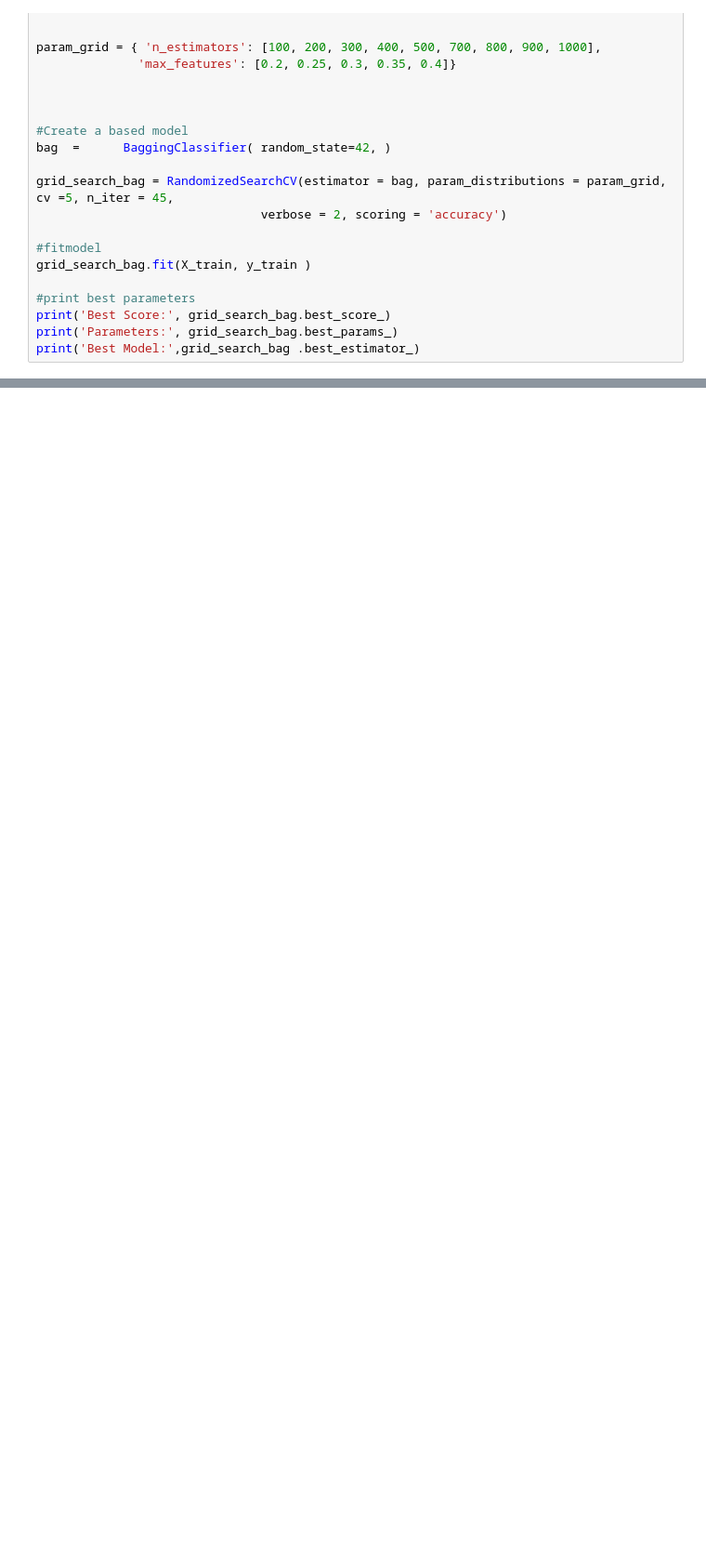
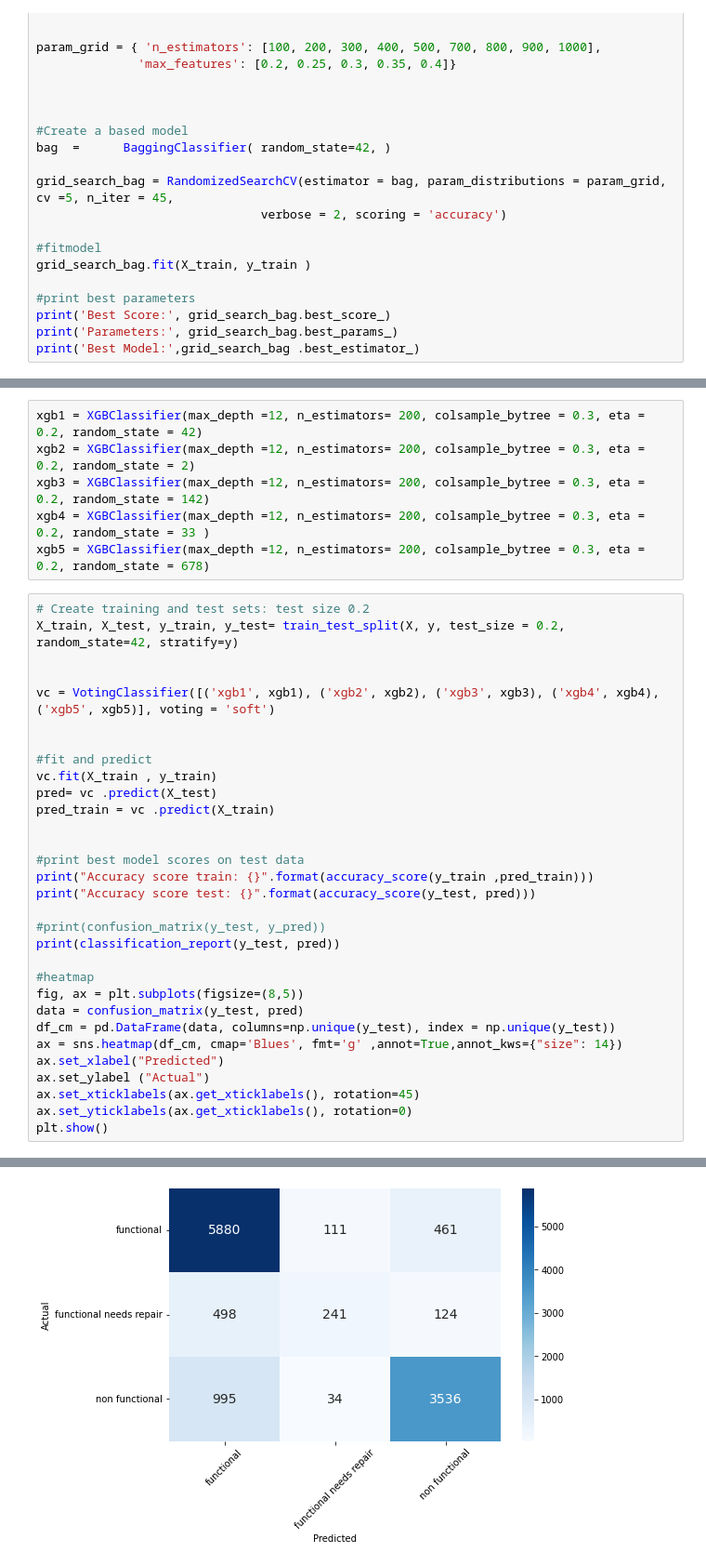
Before and after one commit to BrendaLoznik/waterpumps, a Jupyter notebook: waterpumps_modelling.ipynb, the cells around one changed output, grey strips where cells are left out. Shown at 93% size. Saved outputs shown, nothing was run; the diff lists cells and outputs as text; blank space fills up the shorter version.

```diff
--- a/waterpumps_modelling.ipynb
+++ b/waterpumps_modelling.ipynb
@@ -341,0 +466,38 @@ confusion_matrix_plotter(y_test, y_pred)
+# %%
+xgb1 = XGBClassifier(max_depth =12, n_estimators= 200, colsample_bytree = 0.3, eta = 0.2, random_state = 42)
+xgb2 = XGBClassifier(max_depth =12, n_estimators= 200, colsample_bytree = 0.3, eta = 0.2, random_state = 2)
+xgb3 = XGBClassifier(max_depth =12, n_estimators= 200, colsample_bytree = 0.3, eta = 0.2, random_state = 142)
+xgb4 = XGBClassifier(max_depth =12, n_estimators= 200, colsample_bytree = 0.3, eta = 0.2, random_state = 33 )
+xgb5 = XGBClassifier(max_depth =12, n_estimators= 200, colsample_bytree = 0.3, eta = 0.2, random_state = 678)
+# %%
+# Create training and test sets: test size 0.2
+X_train, X_test, y_train, y_test= train_test_split(X, y, test_size = 0.2, random_state=42, stratify=y)
+
+
+vc = VotingClassifier([('xgb1', xgb1), ('xgb2', xgb2), ('xgb3', xgb3), ('xgb4', xgb4), ('xgb5', xgb5)], voting = 'soft')
+
+
+#fit and predict
+vc.fit(X_train , y_train)
+pred= vc .predict(X_test)
+pred_train = vc .predict(X_train)
+
+
+#print best model scores on test data
+print("Accuracy score train: {}".format(accuracy_score(y_train ,pred_train)))
+print("Accuracy score test: {}".format(accuracy_score(y_test, pred)))
+
+#print(confusion_matrix(y_test, y_pred))
+print(classification_report(y_test, pred))
+
+#heatmap
+fig, ax = plt.subplots(figsize=(8,5))
+data = confusion_matrix(y_test, pred)
+df_cm = pd.DataFrame(data, columns=np.unique(y_test), index = np.unique(y_test))
+ax = sns.heatmap(df_cm, cmap='Blues', fmt='g' ,annot=True,annot_kws={"size": 14})
+ax.set_xlabel("Predicted")
+ax.set_ylabel ("Actual")
+ax.set_xticklabels(ax.get_xticklabels(), rotation=45)
+ax.set_yticklabels(ax.get_xticklabels(), rotation=0)
+plt.show()
+# %% [output]
@@ -341,0 +515 @@ confusion_matrix_plotter(y_test, y_pred)
+[figure, added]
```
Also changed, not shown: parts of 23 cells of this notebook.
